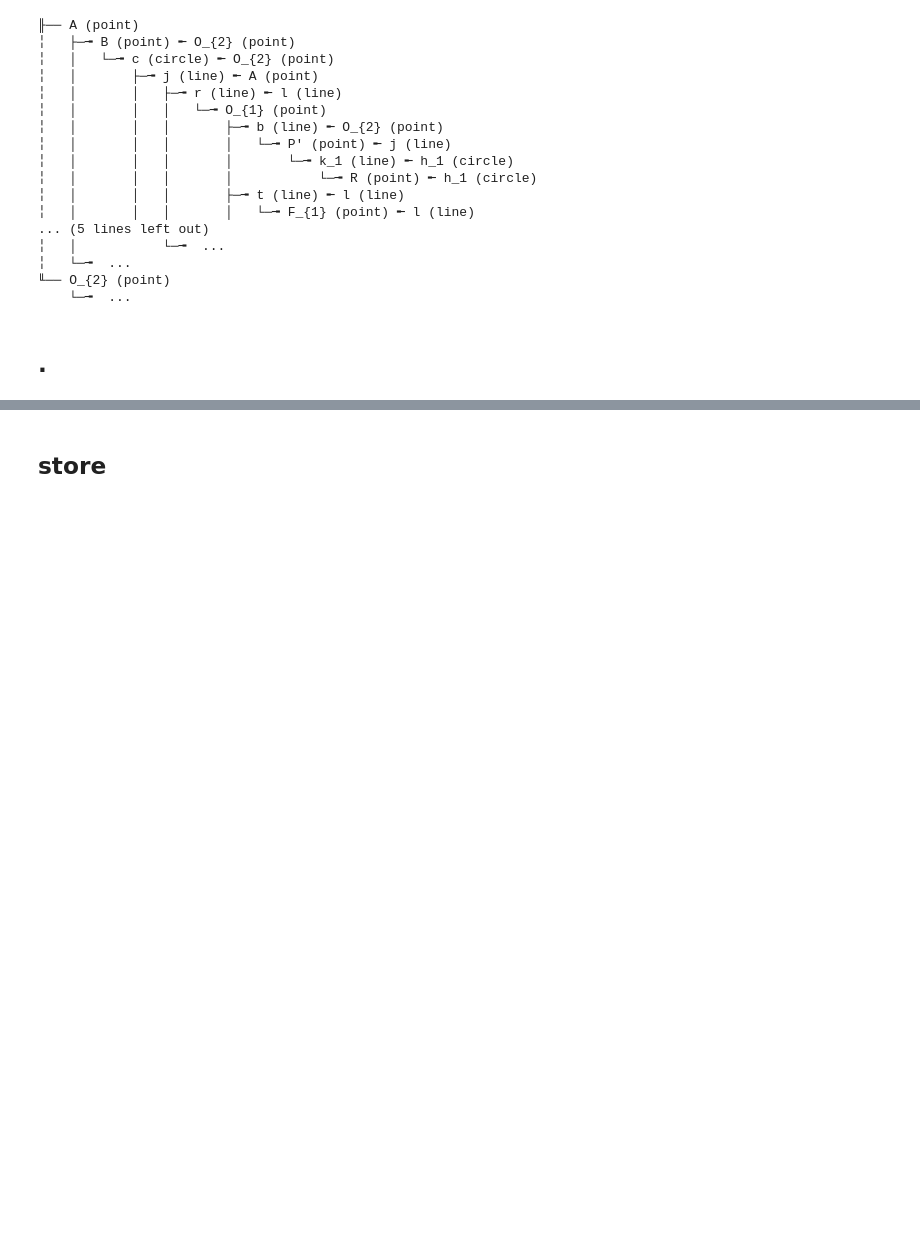
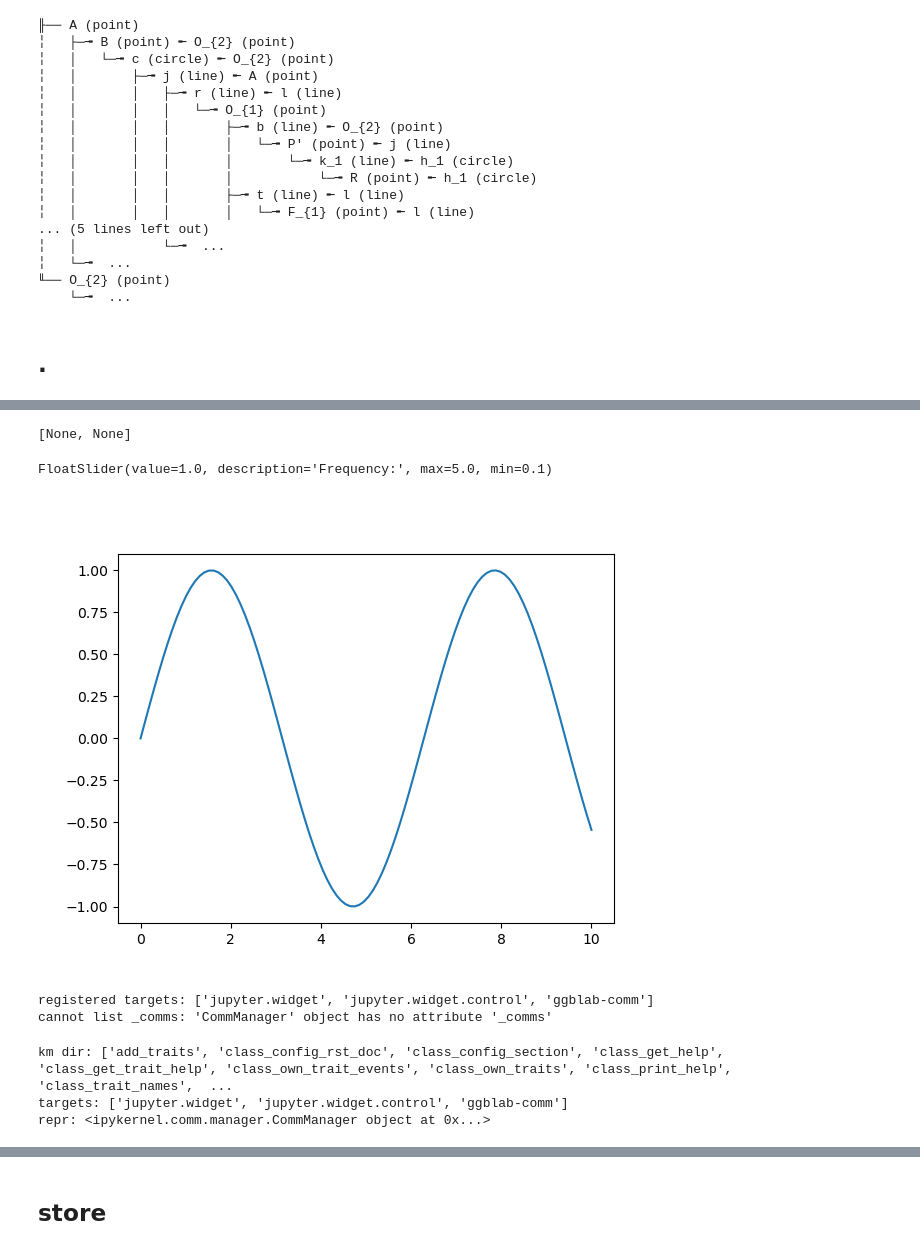
Before and after one commit to moyhig-ecs/ggblab, a Jupyter notebook: examples/example.ipynb, the cells around one changed output, grey strips where cells are left out. Drawn from its saved outputs; the diff is of its cells as text; code cells hidden in the pictures; blank space fills up the shorter version.

```diff
--- a/examples/example.ipynb
+++ b/examples/example.ipynb
@@ -507,0 +523,4 @@ shape: (5, 7)
+# %%
+await ggb.function("setVisible", [('l', True), ('B', False)])
+# %% [output]
+[None, None]
@@ -508,2 +583,64 @@ shape: (5, 7)
+# %%
+# %%matplotlib widget をノートブックの冒頭に記述
+%matplotlib widget
+import matplotlib.pyplot as plt
+import numpy as np
+import ipywidgets as widgets
+from IPython.display import display
+
+# データ作成
+x = np.linspace(0, 10, 100)
+
+# グラフの初期化
+fig, ax = plt.subplots()
+line, = ax.plot(x, np.sin(x))
+
+# ウィジェット（スライダー）の定義
+slider = widgets.FloatSlider(value=1.0, min=0.1, max=5.0, step=0.1, description='Frequency:')
+
+# グラフ更新関数
+def update(change):
+    a = change['new']
+    line.set_ydata(np.sin(a * x))
+    fig.canvas.draw_idle()  # 再描画
+
+slider.observe(update, names='value')
+
+# 表示
+display(slider)
+plt.show()
+# %% [output]
+FloatSlider(value=1.0, description='Frequency:', max=5.0, min=0.1)
+[figure, added]
+# %%
+# ノートブックのセルで実行してください
+from IPython import get_ipython
+km = get_ipython().kernel.comm_manager
+print('registered targets:', list(km.targets.keys()))
+# 内部 _comms は実装依存ですが存在すれば一覧化
+try:
+    coms = km._comms
+    print('open comm ids:', list(coms.keys())[:50])
+    for cid, c in list(coms.items())[:20]:
+        try:
+            print(cid, getattr(c, 'target_name', None), getattr(c, 'comm_id', None))
+        except Exception:
+            print(cid, '(<no attrs>)')
+except Exception as e:
+    print('cannot list _comms:', e)
+# %% [output]
+registered targets: ['jupyter.widget', 'jupyter.widget.control', 'ggblab-comm']
+cannot list _comms: 'CommManager' object has no attribute '_comms'
+# %%
+from IPython import get_ipython
+km = get_ipython().kernel.comm_manager
+print('km dir:', sorted([n for n in dir(km) if not n.startswith('_')]) )
+print('targets:', list(km.targets.keys()))
+# show repr for the manager to see implementation details
+print('repr:', repr(km))
+# %% [output]
+km dir: ['add_traits', 'class_config_rst_doc', 'class_config_section', 'class_get_help', 'class_get_trait_help', 'class_own_trait_events', 'class_own_traits', 'class_print_help', 'class_trait_names',  ...
+targets: ['jupyter.widget', 'jupyter.widget.control', 'ggblab-comm']
+repr: <ipykernel.comm.manager.CommManager object at 0x...>
 # %%
 's' in p.leaves
```
Also changed, not shown: parts of 59 cells of this notebook, 8 other files.
